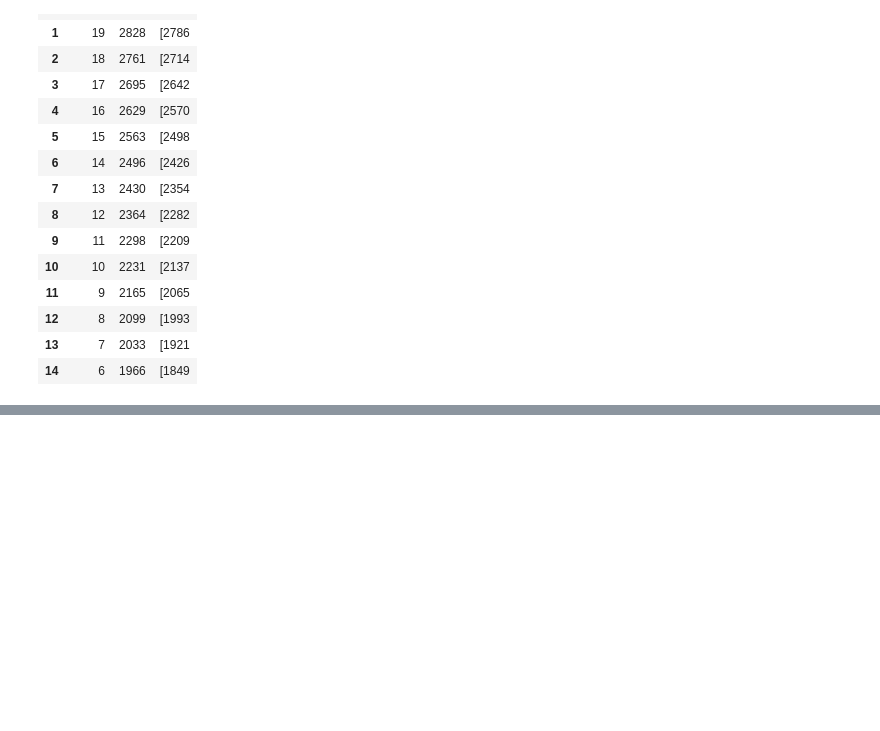
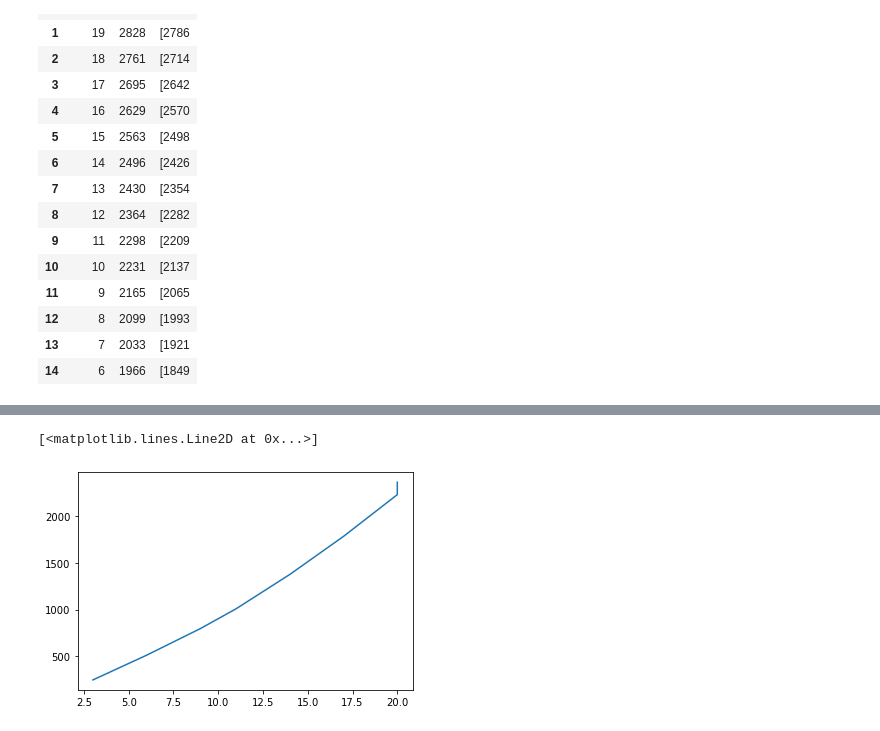
Before and after one commit to CyberPunkLabs/granmaster, a Jupyter notebook: datasheets/calculosELO.ipynb, the cells around one changed output, grey strips where cells are left out. Saved outputs shown, nothing was run; the diff lists cells and outputs as text; code cells hidden in the pictures; blank space fills up the shorter version.

```diff
--- a/datasheets/calculosELO.ipynb
+++ b/datasheets/calculosELO.ipynb
@@ -5,8 +5,8 @@ from matplotlib import pyplot as plt
 import numpy as np
 import statsmodels.api as sm
 # %%
-data = pd.read_csv('ferreira2012', index_col=False)
-data
+ferreira = pd.read_csv('ferreira2012', index_col=False)
+ferreira
 # %% [output]
 |  | depth | elo | ci |
 | 0 | 20 | 2894 | [2859 |
@@ -90,0 +100,5 @@ data
+# %%
+plt.plot(data['skill'], data['nelo'])
+# %% [output]
+[<matplotlib.lines.Line2D at 0x...>]
+[figure, added]
```
Also changed, not shown: parts of 8 cells of this notebook, 3 other files.
